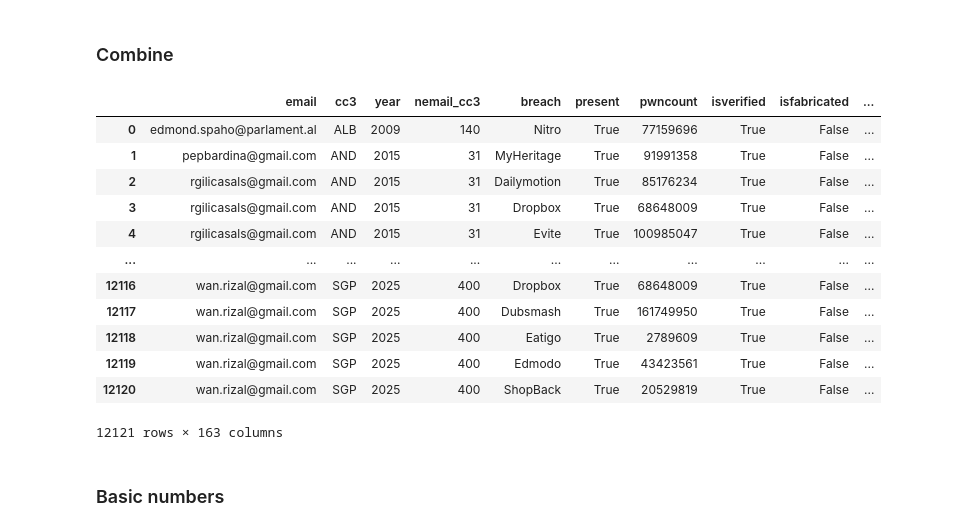
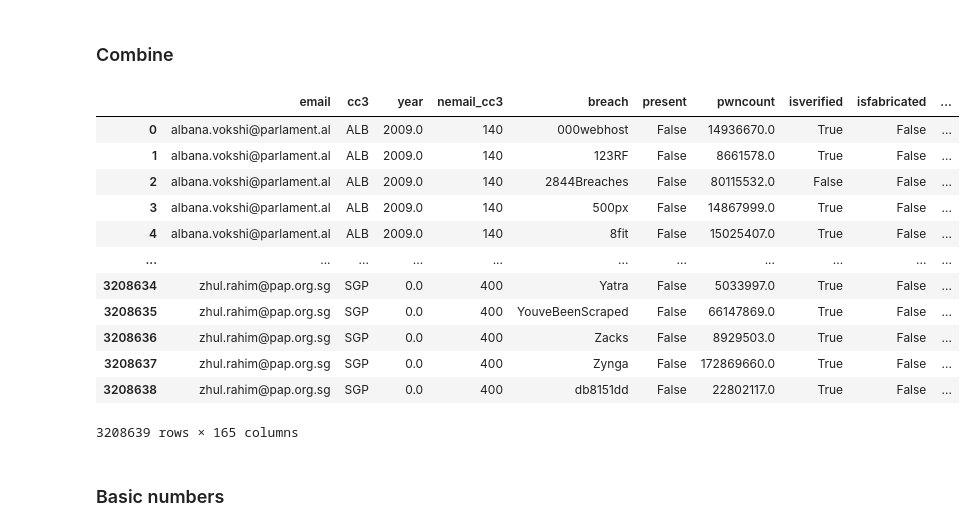
Before and after one commit to themains/pwned_pols, a Jupyter notebook: scripts/06_everypol_summ.ipynb, the cells around one changed output. Saved outputs shown, nothing was run; the diff lists cells and outputs as text; code cells hidden in the pictures.

```diff
--- a/scripts/06_everypol_summ.ipynb
+++ b/scripts/06_everypol_summ.ipynb
@@ -24,6 +32,7 @@ df_ep_emails = (
     )
     .sort_values(["cc3", "leg_start_year", "email"])
     .pipe(lambda df_: clean_email_column_no_dedupe(df_))
+    .drop_duplicates(subset=["email"], keep="first", ignore_index=True)
     # ================================================================
     # Fix missing cc3 for Wales/Scotland
     # Wales, Scotland = GBR
@@ -45,18 +54,14 @@ df_ep_emails = (
     )
     # ================================================================
     # Fix ltype for India to bicameral
-    .assign(ltype=lambda df_: np.where(df_["cc3"]=="IND", "bicameral legislature", df_["ltype"]))
+    .assign(
+        ltype=lambda df_: np.where(
+            df_["cc3"] == "IND", "bicameral legislature", df_["ltype"]
+        )
+    )
     # ================================================================
     # Get #emails per country (cc3)
     .assign(nemail_cc3=lambda df_: df_.groupby("cc3")["email"].transform("nunique"))
-    # ================================================================
-    # Perc female
-    .assign(
-        female_count_cc3=lambda df_: df_.groupby("cc3")["gender"].transform(
-            lambda g: (g == "female").sum()
-        ),
-        female_prop_cc3=lambda df_: df_["female_count_cc3"] / df_["nemail_cc3"],
-    )
     # ================================================================
     .reorder_columns(
         [
@@ -73,9 +78,7 @@ df_ep_emails = (
     )
 )
 
-assert (df_ep_emails["female_count_cc3"] <= df_ep_emails["nemail_cc3"]).all()
-assert (df_ep_emails["female_prop_cc3"] <= 1).all()
-assert (df_ep_emails["nemail_cc3"] >= 30).all()
+# assert (df_ep_emails["nemail_cc3"] >= 30).all()
 display(df_ep_emails.head(3))
 df_ep_emails.info()
 # %% [output]
@@ -562,7 +506,7 @@ df_scraped_email_breach_expanded.head()
 # %%
 df_ep_email_breach_expanded = (
     # All EP emails
-    df_pol_emails.filter(
+    df_ep_emails.filter(
         [
             "email",
             "gender",
@@ -575,7 +519,7 @@ df_ep_email_breach_expanded = (
             "nemail_cc3",
         ]
     )
-    # ============================================================================
+    # ========================================================================
     # Merge to breached status
     .merge(
         (
@@ -586,9 +530,8 @@ df_ep_email_breach_expanded = (
         how="left",
         on="email",
         validate="1:m",
-    )
-    .dropna(subset=["breach"])
-    # ============================================================================
+    ).dropna(subset=["breach"])
+    # ========================================================================
     # Merge to expanded breach info
     .merge(
         (
@@ -612,10 +555,10 @@ df_ep_email_breach_expanded = (
         on="breach",
         validate="m:1",
     )
-    # ============================================================================
-    .query("present==True")
+    # ========================================================================
+    #     .query("present==True")
     .reset_index(drop=True)
 )
-df_ep_email_breach_expanded.head()
+df_ep_email_breach_expanded.head(3)
 # %% [output]
 |  | email | gender | cc3 | country | ltype | legislature | chamber | leg_start_year | nemail_cc3 | ... |
@@ -689,31 +653,33 @@ LIST_SERIOUS_DATACLASSES = [
 # %%
 df_email_breach_expanded = (
     pd.concat(
         [
             df_ep_email_breach_expanded.remove_columns(
                 ["gender", "country", "ltype", "chamber", "legislature"]
             ).rename_column("leg_start_year", "year"),
             df_scraped_email_breach_expanded.remove_columns(["country"]),
         ],
         ignore_index=True,
-    )
-    .fillna(0)
+    ).fillna(0)
+    # ========================================================================
     .assign(
         seriousbreach=lambda df_: df_[LIST_SERIOUS_DATACLASSES].max(axis=1).astype(int)
     )
+    # ========================================================================
+    .pipe(lambda df_: classify_comm_gov_email(df_))
 )
 df_email_breach_expanded
 # %% [output]
 |  | email | cc3 | year | nemail_cc3 | breach | present | pwncount | isverified | isfabricated | ... |
-| 0 | edmond.spaho@parlament.al | ALB | 2009 | 140 | Nitro | True | 77159696 | True | False | ... |
-| 1 | pepbardina@gmail.com | AND | 2015 | 31 | MyHeritage | True | 91991358 | True | False | ... |
-| 2 | rgilicasals@gmail.com | AND | 2015 | 31 | Dailymotion | True | 85176234 | True | False | ... |
-| 3 | rgilicasals@gmail.com | AND | 2015 | 31 | Dropbox | True | 68648009 | True | False | ... |
-| 4 | rgilicasals@gmail.com | AND | 2015 | 31 | Evite | True | 100985047 | True | False | ... |
+| 0 | albana.vokshi@parlament.al | ALB | 2009.0 | 140 | 000webhost | False | 14936670.0 | True | False | ... |
+| 1 | albana.vokshi@parlament.al | ALB | 2009.0 | 140 | 123RF | False | 8661578.0 | True | False | ... |
+| 2 | albana.vokshi@parlament.al | ALB | 2009.0 | 140 | 2844Breaches | False | 80115532.0 | False | False | ... |
+| 3 | albana.vokshi@parlament.al | ALB | 2009.0 | 140 | 500px | False | 14867999.0 | True | False | ... |
+| 4 | albana.vokshi@parlament.al | ALB | 2009.0 | 140 | 8fit | False | 15025407.0 | True | False | ... |
 | ... | ... | ... | ... | ... | ... | ... | ... | ... | ... | ... |
-| 12116 | wan.rizal@gmail.com | SGP | 2025 | 400 | Dropbox | True | 68648009 | True | False | ... |
-| 12117 | wan.rizal@gmail.com | SGP | 2025 | 400 | Dubsmash | True | 161749950 | True | False | ... |
-| 12118 | wan.rizal@gmail.com | SGP | 2025 | 400 | Eatigo | True | 2789609 | True | False | ... |
-| 12119 | wan.rizal@gmail.com | SGP | 2025 | 400 | Edmodo | True | 43423561 | True | False | ... |
-| 12120 | wan.rizal@gmail.com | SGP | 2025 | 400 | ShopBack | True | 20529819 | True | False | ... |
+| 3208634 | zhul.rahim@pap.org.sg | SGP | 0.0 | 400 | Yatra | False | 5033997.0 | True | False | ... |
+| 3208635 | zhul.rahim@pap.org.sg | SGP | 0.0 | 400 | YouveBeenScraped | False | 66147869.0 | True | False | ... |
+| 3208636 | zhul.rahim@pap.org.sg | SGP | 0.0 | 400 | Zacks | False | 8929503.0 | True | False | ... |
+| 3208637 | zhul.rahim@pap.org.sg | SGP | 0.0 | 400 | Zynga | False | 172869660.0 | True | False | ... |
+| 3208638 | zhul.rahim@pap.org.sg | SGP | 0.0 | 400 | db8151dd | False | 22802117.0 | True | False | ... |
-12121 rows × 163 columns
+3208639 rows × 165 columns
```
Also changed, not shown: parts of 91 cells of this notebook, 7 other files.
